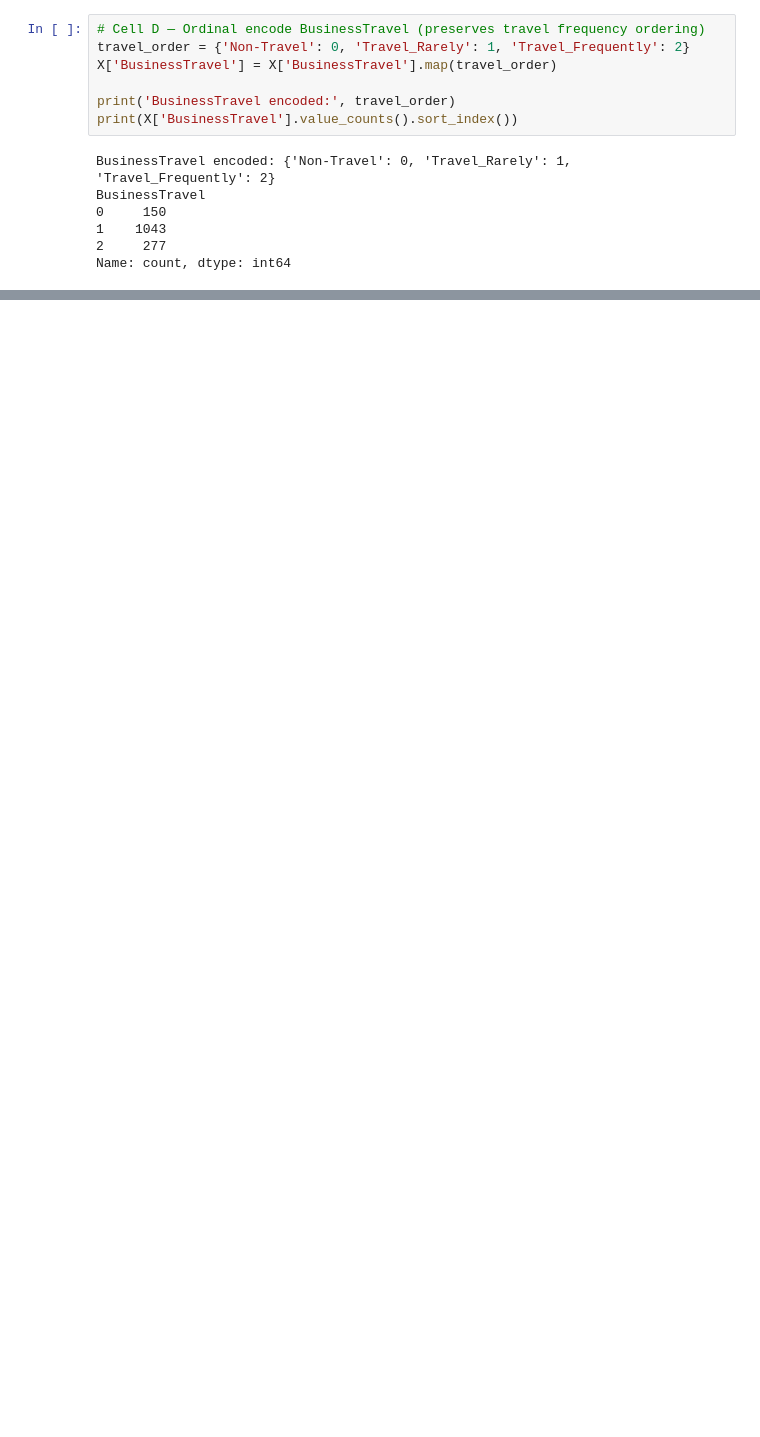
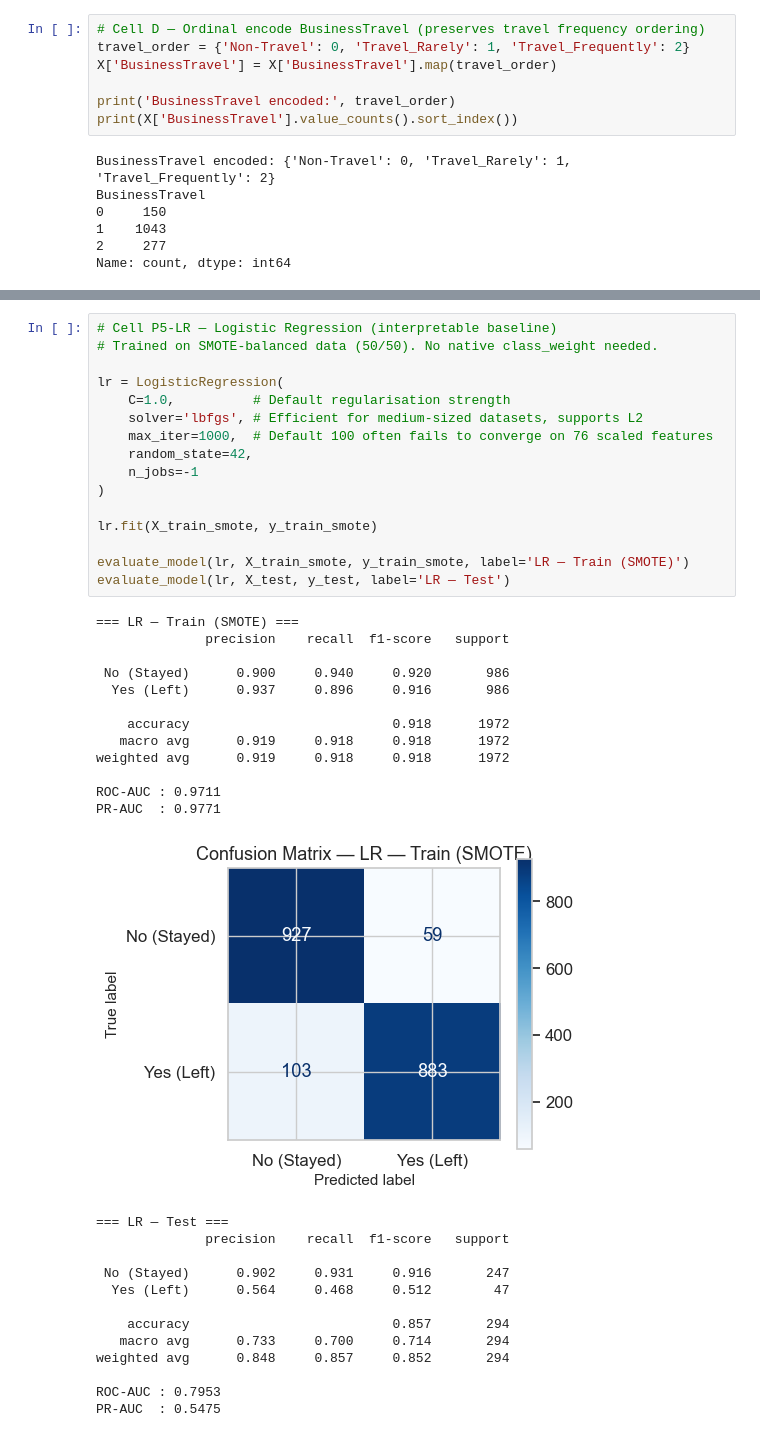
Before and after one commit to x00sh/Attrition-Prediction-Model, a Jupyter notebook: attrition-prediction-model.ipynb, the cells around one changed output, grey strips where cells are left out. Saved outputs shown, nothing was run; the diff lists cells and outputs as text; blank space fills up the shorter version.

```diff
--- a/attrition-prediction-model.ipynb
+++ b/attrition-prediction-model.ipynb
@@ -703,0 +1102,42 @@ All numeric:    True
+# %%
+# Cell P5-LR — Logistic Regression (interpretable baseline)
+# Trained on SMOTE-balanced data (50/50). No native class_weight needed.
+
+lr = LogisticRegression(
+    C=1.0,          # Default regularisation strength
+    solver='lbfgs', # Efficient for medium-sized datasets, supports L2
+    max_iter=1000,  # Default 100 often fails to converge on 76 scaled features
+    random_state=42,
+    n_jobs=-1
+)
+
+lr.fit(X_train_smote, y_train_smote)
+
+evaluate_model(lr, X_train_smote, y_train_smote, label='LR — Train (SMOTE)')
+evaluate_model(lr, X_test, y_test, label='LR — Test')
+# %% [output]
+=== LR — Train (SMOTE) ===
+              precision    recall  f1-score   support
+
+ No (Stayed)      0.900     0.940     0.920       986
+  Yes (Left)      0.937     0.896     0.916       986
+
+    accuracy                          0.918      1972
+   macro avg      0.919     0.918     0.918      1972
+weighted avg      0.919     0.918     0.918      1972
+
+ROC-AUC : 0.9711
+PR-AUC  : 0.9771
+[figure, added]
+=== LR — Test ===
+              precision    recall  f1-score   support
+
+ No (Stayed)      0.902     0.931     0.916       247
+  Yes (Left)      0.564     0.468     0.512        47
+
+    accuracy                          0.857       294
+   macro avg      0.733     0.700     0.714       294
+weighted avg      0.848     0.857     0.852       294
+
+ROC-AUC : 0.7953
+PR-AUC  : 0.5475
```
Also changed, not shown: parts of 30 cells of this notebook, 1 other file.
